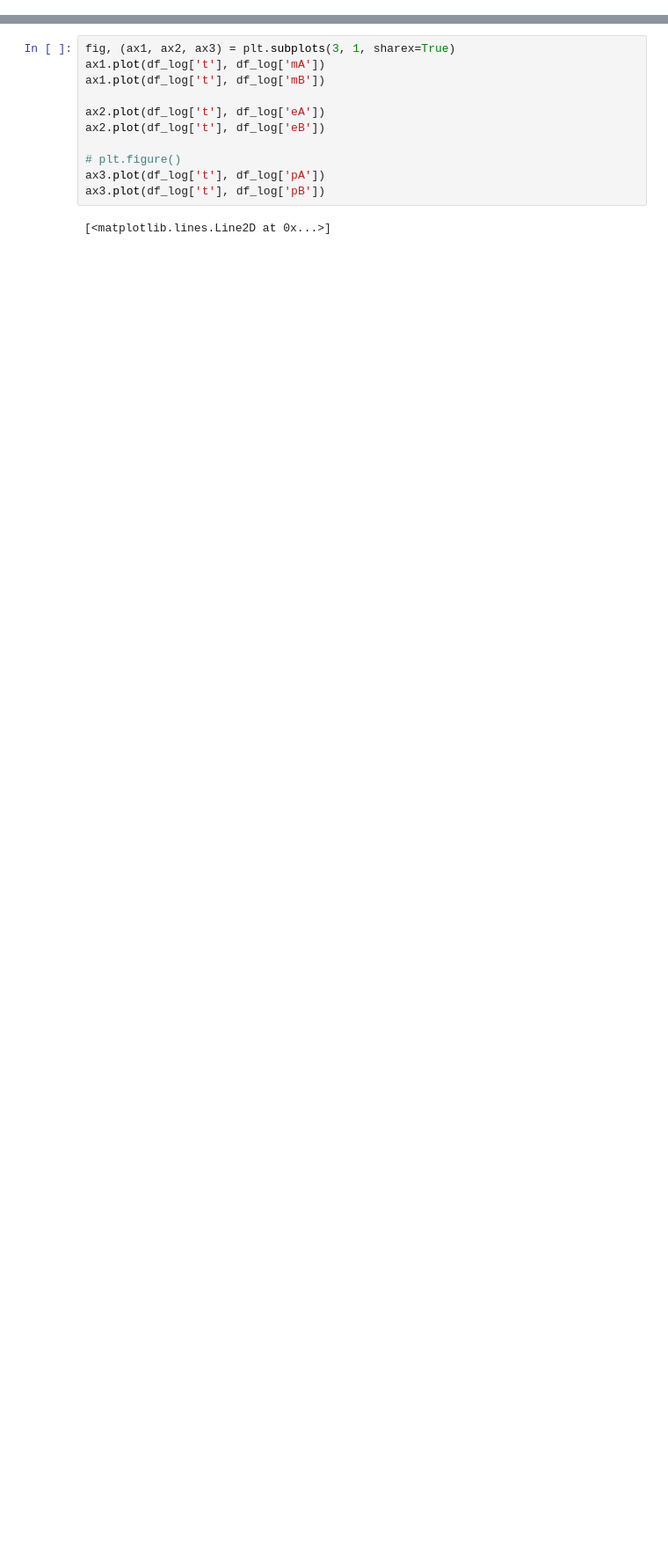
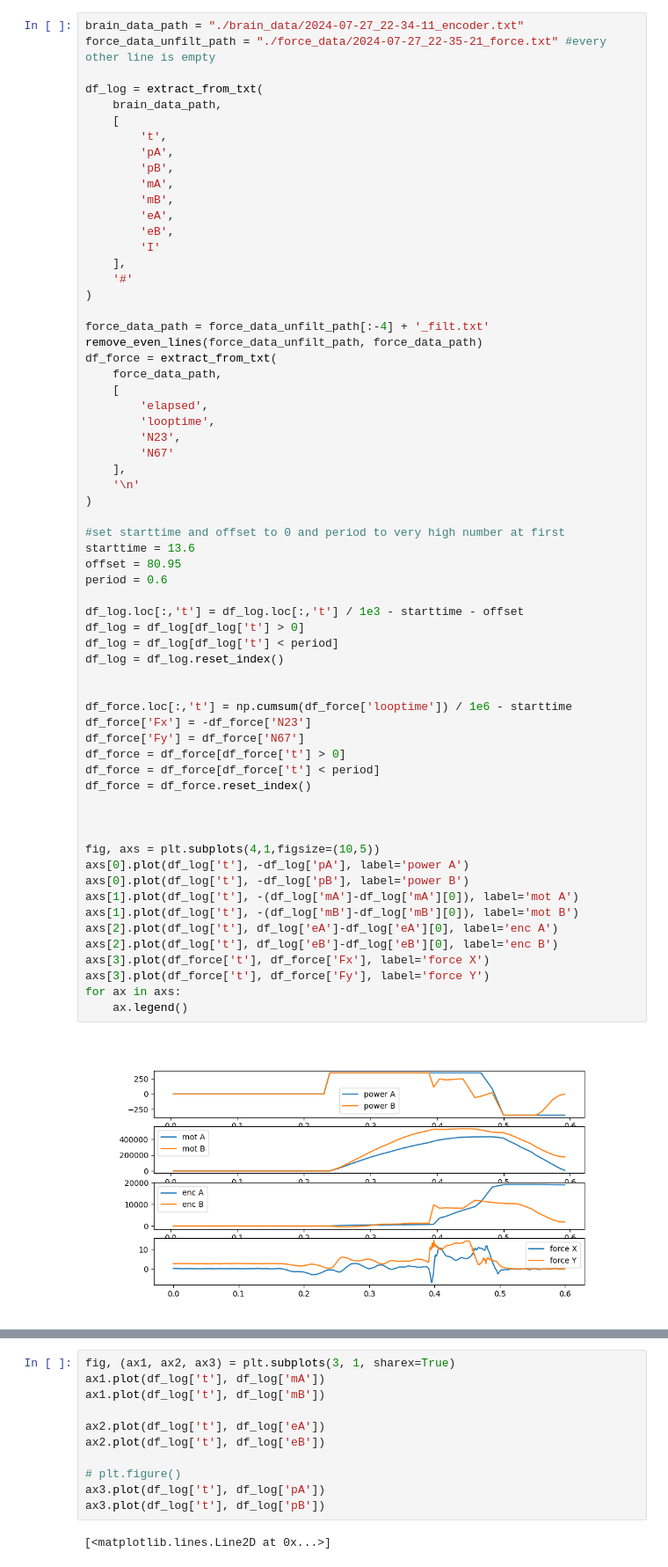
Before and after one commit to NovelMobileRobotsLab/pinto-squirrel, a Jupyter notebook: ICRA25/plots.ipynb, the cells around one changed output, grey strips where cells are left out. Shown at 88% size. Cells and saved outputs as stored; diff of their text form; blank space fills up the shorter version.

```diff
--- a/ICRA25/plots.ipynb
+++ b/ICRA25/plots.ipynb
@@ -51,0 +47,65 @@ remove_even_lines(input_file_path, output_file_path)
+# %%
+brain_data_path = "./brain_data/2024-07-27_22-34-11_encoder.txt"
+force_data_unfilt_path = "./force_data/2024-07-27_22-35-21_force.txt" #every other line is empty
+
+df_log = extract_from_txt(
+    brain_data_path,
+    [
+        't',
+        'pA',
+        'pB',
+        'mA',
+        'mB',
+        'eA',
+        'eB',
+        'I'
+    ],
+    '#'
+)
+
+force_data_path = force_data_unfilt_path[:-4] + '_filt.txt'
+remove_even_lines(force_data_unfilt_path, force_data_path)
+df_force = extract_from_txt(
+    force_data_path,
+    [
+        'elapsed',
+        'looptime',
+        'N23',
+        'N67'
+    ],
+    '\n'
+)
+
+#set starttime and offset to 0 and period to very high number at first
+starttime = 13.6
+offset = 80.95
+period = 0.6
+
+df_log.loc[:,'t'] = df_log.loc[:,'t'] / 1e3 - starttime - offset
+df_log = df_log[df_log['t'] > 0]
+df_log = df_log[df_log['t'] < period]
+df_log = df_log.reset_index()
+
+
+df_force.loc[:,'t'] = np.cumsum(df_force['looptime']) / 1e6 - starttime
+df_force['Fx'] = -df_force['N23']
+df_force['Fy'] = df_force['N67']
+df_force = df_force[df_force['t'] > 0]
+df_force = df_force[df_force['t'] < period]
+df_force = df_force.reset_index()
+
+
+
+fig, axs = plt.subplots(4,1,figsize=(10,5))
+axs[0].plot(df_log['t'], -df_log['pA'], label='power A')
+axs[0].plot(df_log['t'], -df_log['pB'], label='power B')
+axs[1].plot(df_log['t'], -(df_log['mA']-df_log['mA'][0]), label='mot A')
+axs[1].plot(df_log['t'], -(df_log['mB']-df_log['mB'][0]), label='mot B')
+axs[2].plot(df_log['t'], df_log['eA']-df_log['eA'][0], label='enc A')
+axs[2].plot(df_log['t'], df_log['eB']-df_log['eB'][0], label='enc B')
+axs[3].plot(df_force['t'], df_force['Fx'], label='force X')
+axs[3].plot(df_force['t'], df_force['Fy'], label='force Y')
+for ax in axs:
+    ax.legend()
+# %% [output]
+[figure, added]
```
Also changed, not shown: parts of 6 cells of this notebook, 14 other files.
